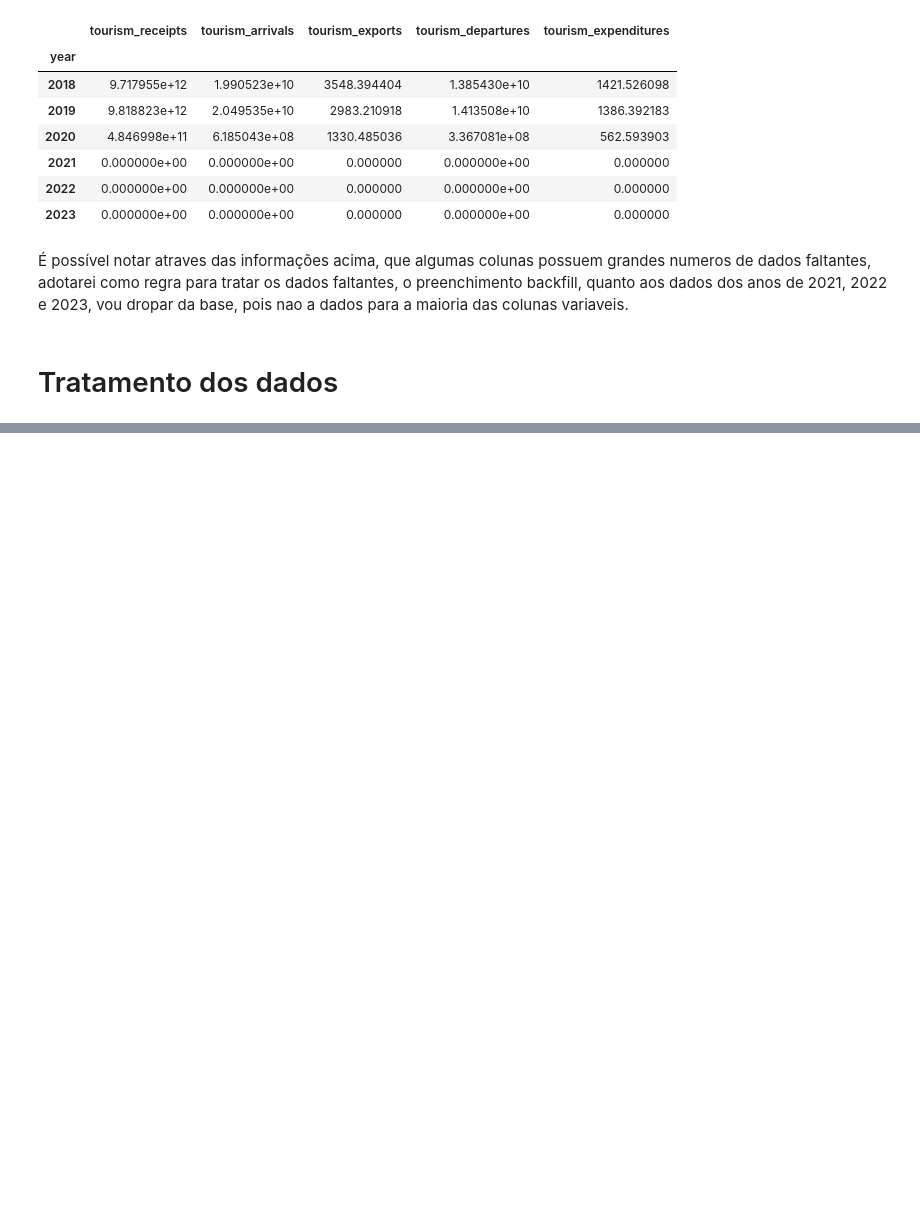
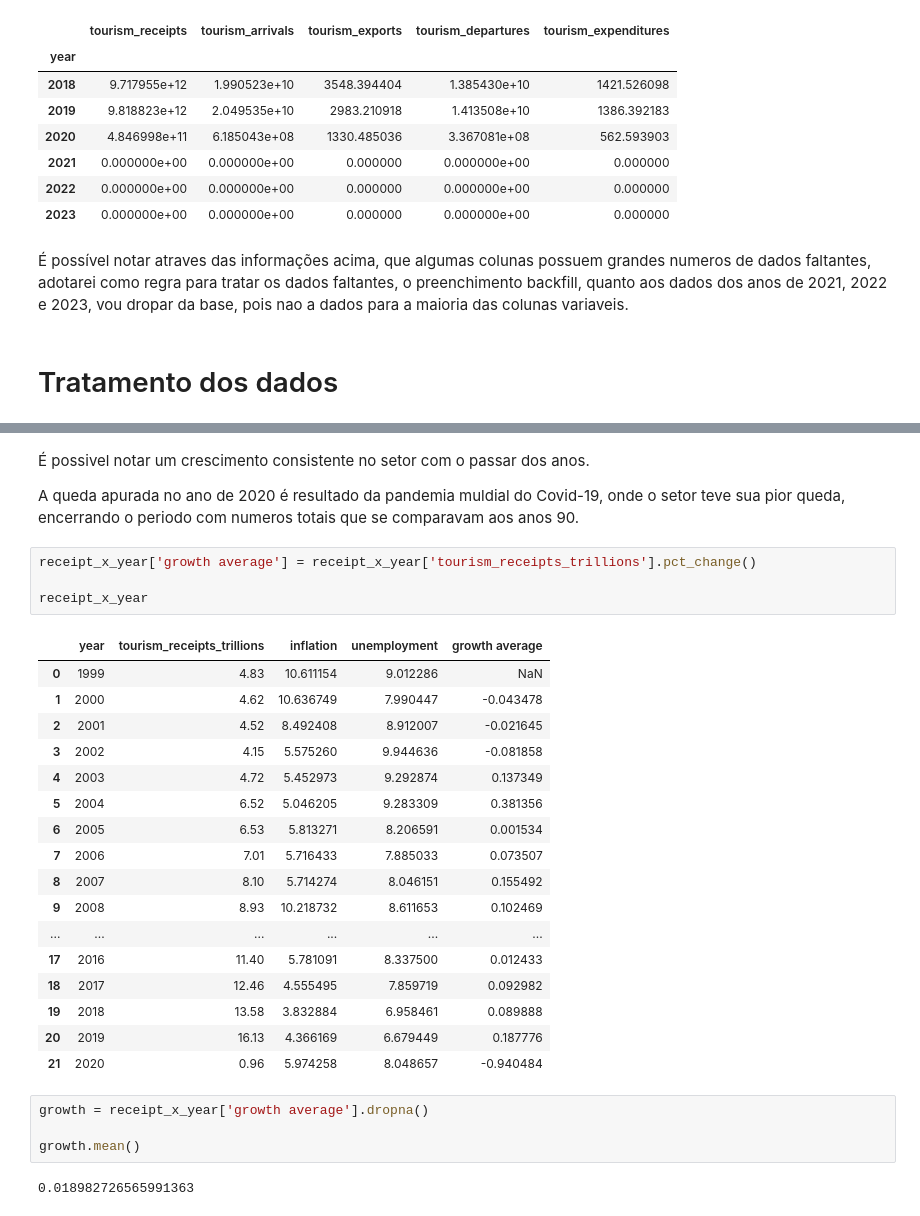
Before and after one commit to Gabs72P/Analise-da-economia-do-turismo-mundial, a Jupyter notebook: Projeto_Turismo.ipynb, the cells around one changed output, grey strips where cells are left out. Cells and saved outputs as stored; diff of their text form; blank space fills up the shorter version.

```diff
--- a/Projeto_Turismo.ipynb
+++ b/Projeto_Turismo.ipynb
@@ -220,0 +275,32 @@ msno.matrix(tabela_turismo)
+# %% [markdown]
+É possivel notar um crescimento consistente no setor com o passar dos anos.
+
+A queda apurada no ano de 2020 é resultado da pandemia muldial do Covid-19, onde o setor teve sua pior queda, encerrando o periodo com numeros totais que se comparavam aos anos 90.
+# %%
+receipt_x_year['growth average'] = receipt_x_year['tourism_receipts_trillions'].pct_change()
+
+receipt_x_year
+# %% [output]
+|  | year | tourism_receipts_trillions | inflation | unemployment | growth average |
+| 0 | 1999 | 4.83 | 10.611154 | 9.012286 | NaN |
+| 1 | 2000 | 4.62 | 10.636749 | 7.990447 | -0.043478 |
+| 2 | 2001 | 4.52 | 8.492408 | 8.912007 | -0.021645 |
+| 3 | 2002 | 4.15 | 5.575260 | 9.944636 | -0.081858 |
+| 4 | 2003 | 4.72 | 5.452973 | 9.292874 | 0.137349 |
+| 5 | 2004 | 6.52 | 5.046205 | 9.283309 | 0.381356 |
+| 6 | 2005 | 6.53 | 5.813271 | 8.206591 | 0.001534 |
+| 7 | 2006 | 7.01 | 5.716433 | 7.885033 | 0.073507 |
+| 8 | 2007 | 8.10 | 5.714274 | 8.046151 | 0.155492 |
+| 9 | 2008 | 8.93 | 10.218732 | 8.611653 | 0.102469 |
+| ... | ... | ... | ... | ... | ... |
+| 17 | 2016 | 11.40 | 5.781091 | 8.337500 | 0.012433 |
+| 18 | 2017 | 12.46 | 4.555495 | 7.859719 | 0.092982 |
+| 19 | 2018 | 13.58 | 3.832884 | 6.958461 | 0.089888 |
+| 20 | 2019 | 16.13 | 4.366169 | 6.679449 | 0.187776 |
+| 21 | 2020 | 0.96 | 5.974258 | 8.048657 | -0.940484 |
+# %%
+growth = receipt_x_year['growth average'].dropna()
+
+growth.mean()
+# %% [output]
+0.018982726565991363
```
Also changed, not shown: parts of 29 cells of this notebook.
